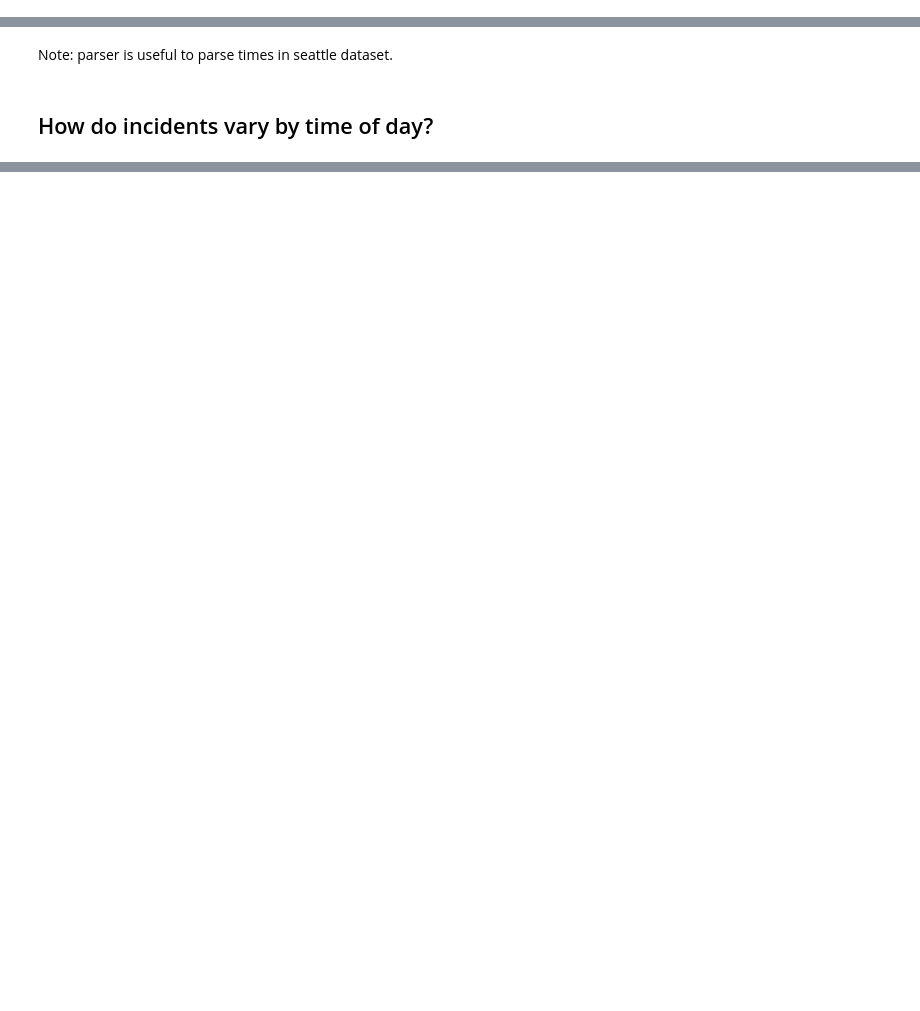
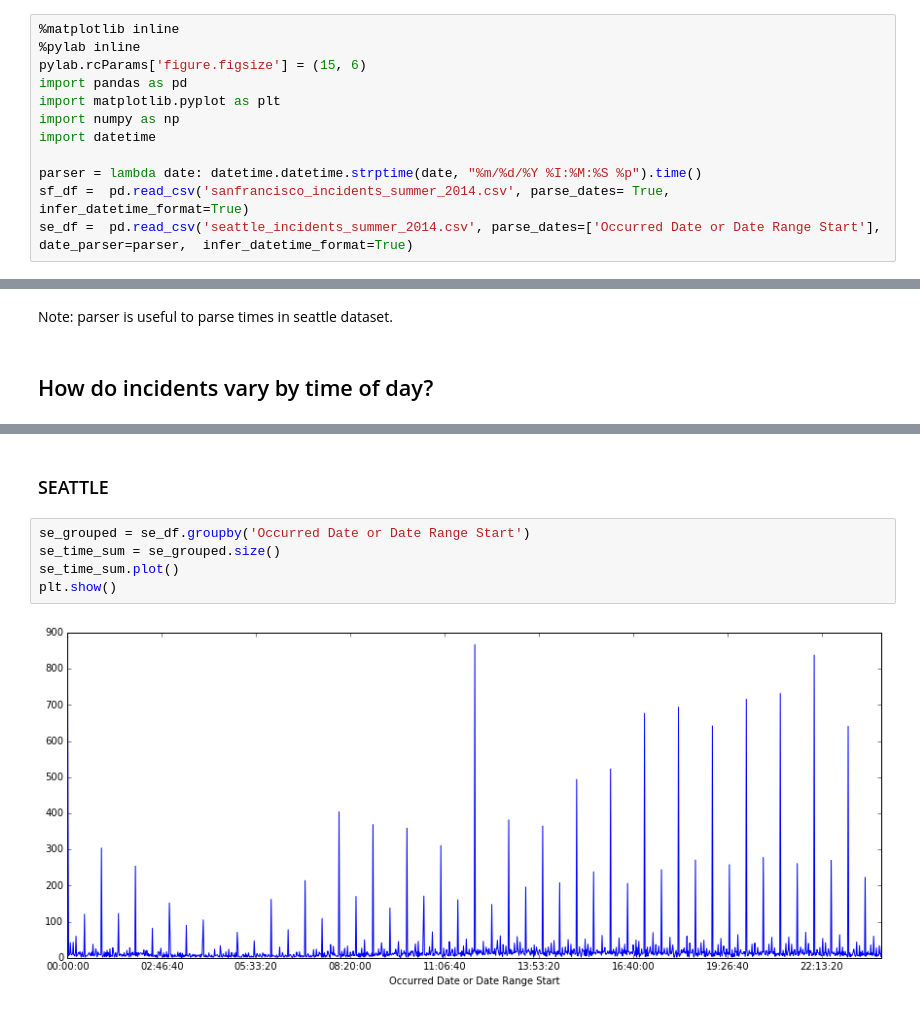
Before and after one commit to nicogiangregorio/datasci_dataviz, a Jupyter notebook: crime_analytics.ipynb, the cells around one changed output, grey strips where cells are left out. Saved outputs shown, nothing was run; the diff lists cells and outputs as text; blank space fills up the shorter version.

```diff
--- a/crime_analytics.ipynb
+++ b/crime_analytics.ipynb
@@ -18,0 +17,12 @@ ImportError: No module named pandas
+# %%
+%matplotlib inline
+%pylab inline
+pylab.rcParams['figure.figsize'] = (15, 6)
+import pandas as pd
+import matplotlib.pyplot as plt
+import numpy as np
+import datetime
+
+parser = lambda date: datetime.datetime.strptime(date, "%m/%d/%Y %I:%M:%S %p").time()
+sf_df =  pd.read_csv('sanfrancisco_incidents_summer_2014.csv', parse_dates= True, infer_datetime_format=True)
+se_df =  pd.read_csv('seattle_incidents_summer_2014.csv', parse_dates=['Occurred Date or Date Range Start'], date_parser=parser,  infer_datetime_format=True)
@@ -29,0 +44,9 @@ NameError: name 'sf_df' is not defined
+# %% [markdown]
+### SEATTLE
+# %%
+se_grouped = se_df.groupby('Occurred Date or Date Range Start')
+se_time_sum = se_grouped.size()
+se_time_sum.plot()
+plt.show()
+# %% [output]
+[figure, added]
```
Also changed, not shown: parts of 19 cells of this notebook.
